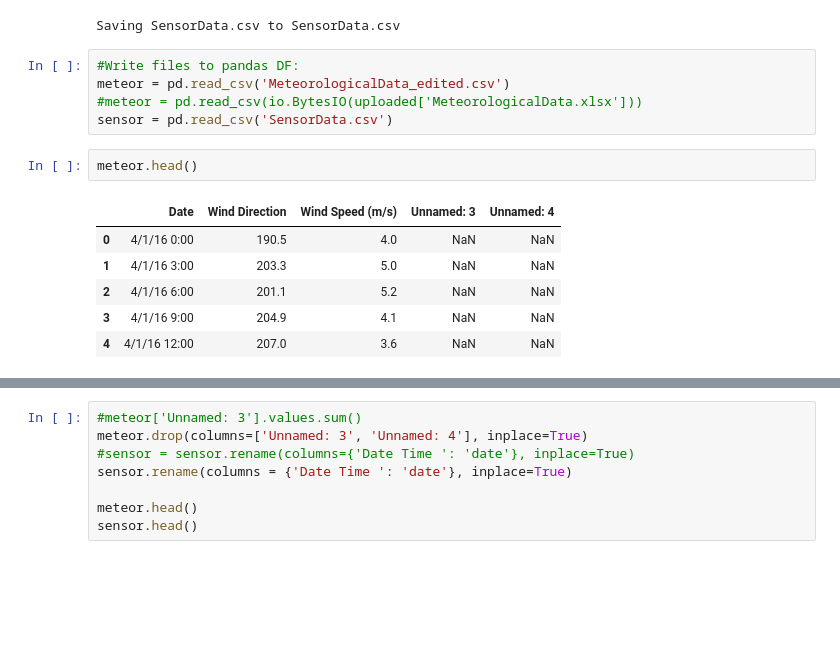
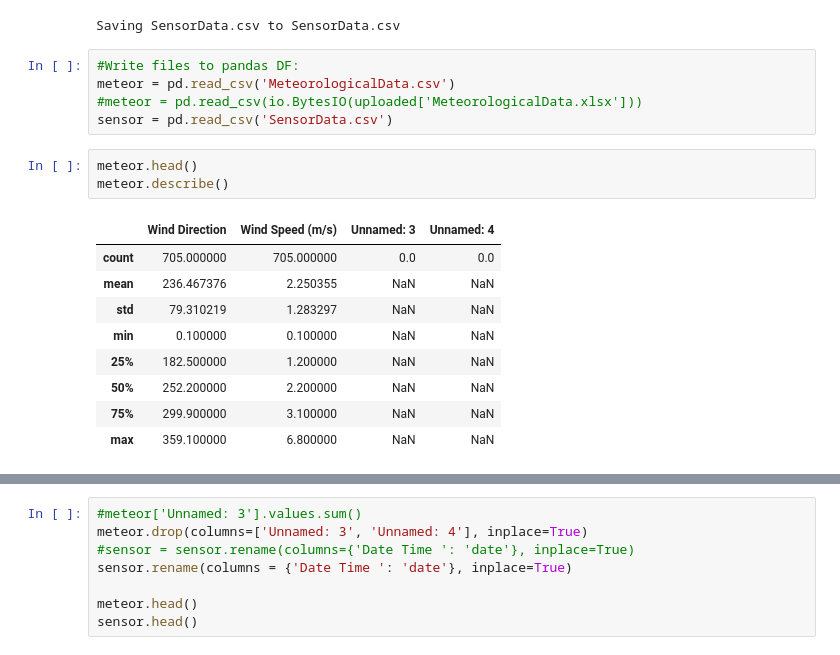
Before and after one commit to guevelel/COMP4449_Plume_Analysis, a Jupyter notebook: P7_Plume_COMP4449.ipynb, the cells around one changed output, grey strips where cells are left out. Cells and saved outputs as stored; diff of their text form; blank space fills up the shorter version.

```diff
--- a/P7_Plume_COMP4449.ipynb
+++ b/P7_Plume_COMP4449.ipynb
@@ -55,17 +61,21 @@ uploaded = files.upload()
 Saving SensorData.csv to SensorData.csv
 # %%
 #Write files to pandas DF:
-meteor = pd.read_csv('MeteorologicalData_edited.csv')
+meteor = pd.read_csv('MeteorologicalData.csv')
 #meteor = pd.read_csv(io.BytesIO(uploaded['MeteorologicalData.xlsx']))
 sensor = pd.read_csv('SensorData.csv')
 # %%
 meteor.head()
+meteor.describe()
 # %% [output]
-|  | Date | Wind Direction | Wind Speed (m/s) | Unnamed: 3 | Unnamed: 4 |
-| 0 | 4/1/16 0:00 | 190.5 | 4.0 | NaN | NaN |
-| 1 | 4/1/16 3:00 | 203.3 | 5.0 | NaN | NaN |
-| 2 | 4/1/16 6:00 | 201.1 | 5.2 | NaN | NaN |
-| 3 | 4/1/16 9:00 | 204.9 | 4.1 | NaN | NaN |
-| 4 | 4/1/16 12:00 | 207.0 | 3.6 | NaN | NaN |
+|  | Wind Direction | Wind Speed (m/s) | Unnamed: 3 | Unnamed: 4 |
+| count | 705.000000 | 705.000000 | 0.0 | 0.0 |
+| mean | 236.467376 | 2.250355 | NaN | NaN |
+| std | 79.310219 | 1.283297 | NaN | NaN |
+| min | 0.100000 | 0.100000 | NaN | NaN |
+| 25% | 182.500000 | 1.200000 | NaN | NaN |
+| 50% | 252.200000 | 2.200000 | NaN | NaN |
+| 75% | 299.900000 | 3.100000 | NaN | NaN |
+| max | 359.100000 | 6.800000 | NaN | NaN |
 # %%
 sensor.head()
```
Also changed, not shown: parts of 26 cells of this notebook.
